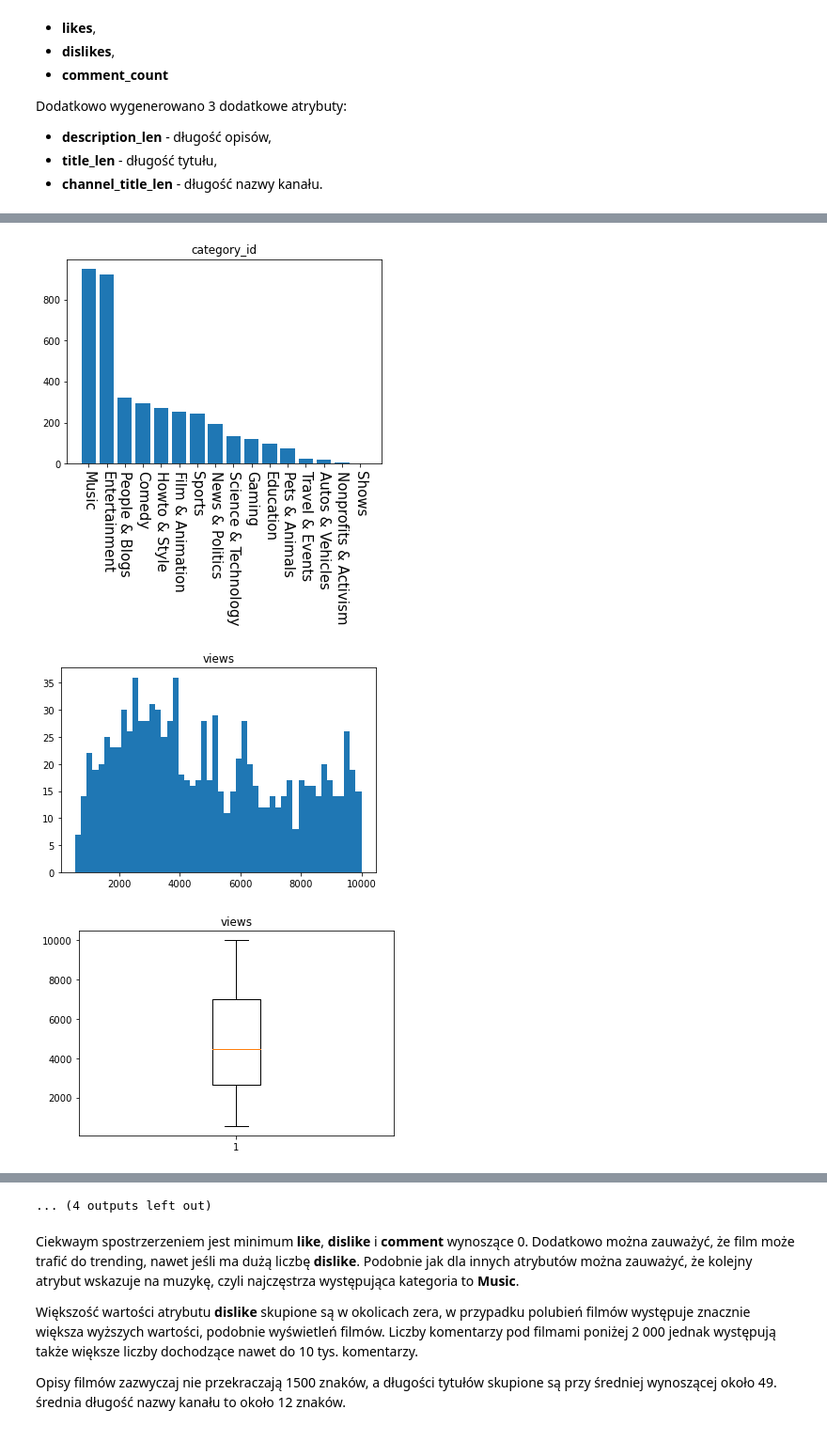
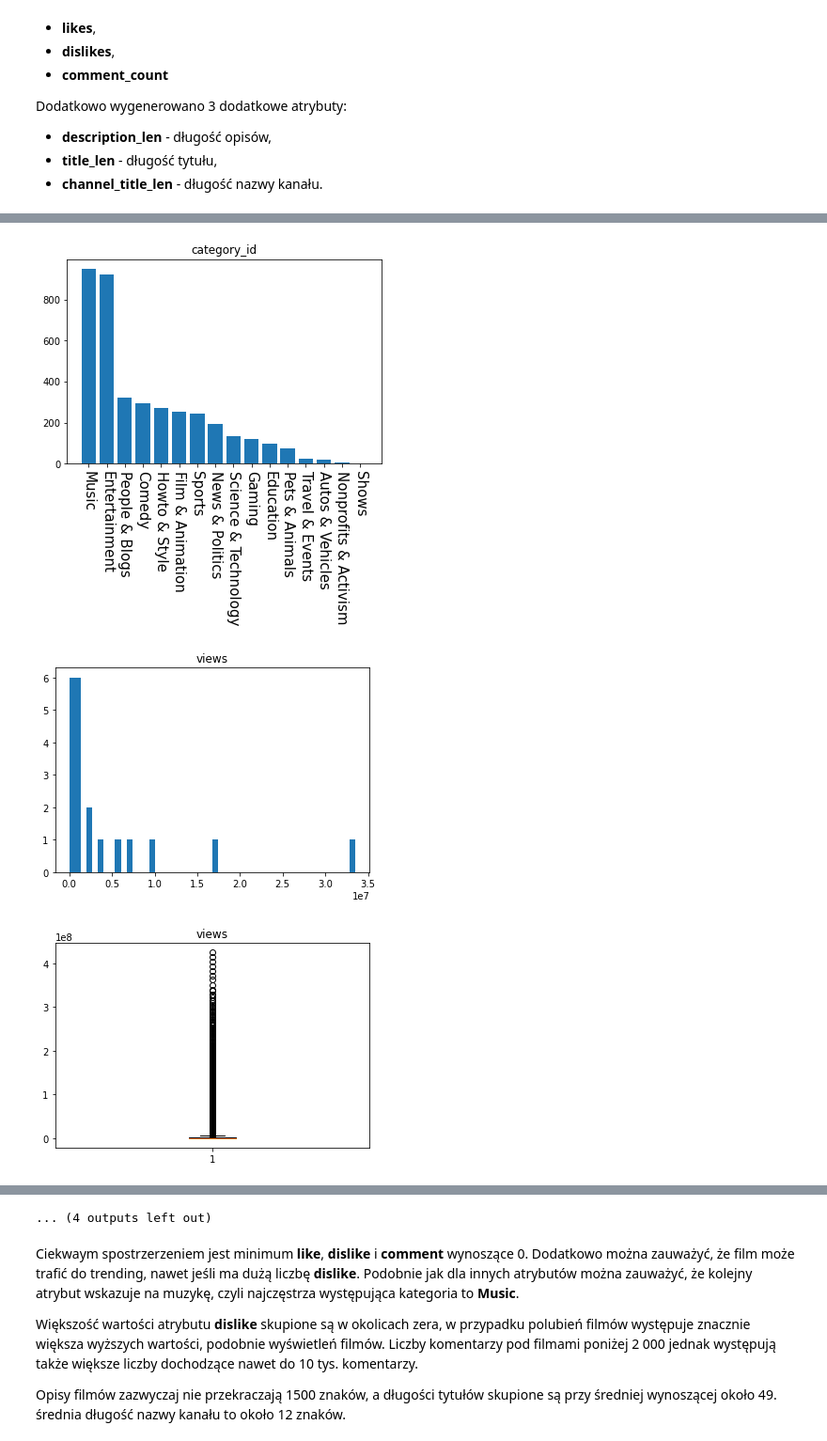
Before and after one commit to DominikKossinski/PED, a Jupyter notebook: ped.ipynb, the cells around one changed output, grey strips where cells are left out. Shown at 94% size. Drawn from its saved outputs; the diff is of its cells as text; code cells hidden in the pictures.

```diff
--- a/ped.ipynb
+++ b/ped.ipynb
@@ -674,35 +673,33 @@ videos.describe()
 # %%
 numeric_attrs = [
     "category_id", "views", "likes", "dislikes", "comment_count", "description_len", "title_len", "channel_title_len"
 ]
 
 nan_counts = dict()
 categories_dict = get_categories_dict()
 
 for attr in numeric_attrs:
     plt.title(attr)
     nan_counts[attr] = videos[attr].isna().sum()
     if attr !=  "category_id":
-        table =  videos[videos[attr] < 10_000]
-        plt.hist(table[attr], bins=50)
-        # TODO better x axis - pomyśleć nad odrzuceniem obserwacji odstających
+        plt.hist(videos[attr].head(20), bins=50)
         plt.show()
         plt.title(attr)
-        plt.boxplot(table[attr])
+        plt.boxplot(videos[attr])
         plt.show()
     else:
         attr_c = videos[attr].value_counts()
         attr_c = attr_c.rename_axis(attr).reset_index(name="count")
         labels = [categories_dict[i] for i in attr_c[attr]]
         plt.bar(labels, attr_c["count"])
         plt.xticks(rotation=270, fontsize=15)
         plt.show()
 
 
 print("Liczby wartości 'nan'")
 for key in nan_counts.keys():
     print(f"Atrybut {key}: {nan_counts[key]}")
 # %% [output]
 [figure]
-[figure, old version]
+[figure, new version]
-[figure, old version]
+[figure, new version]
```
Also changed, not shown: parts of 11 cells of this notebook.
